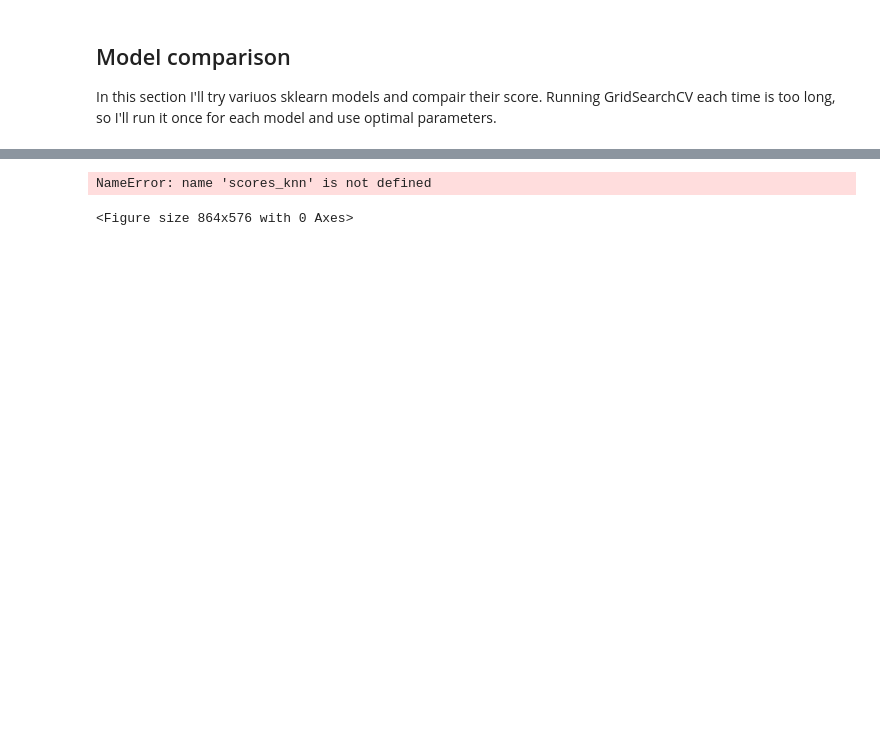
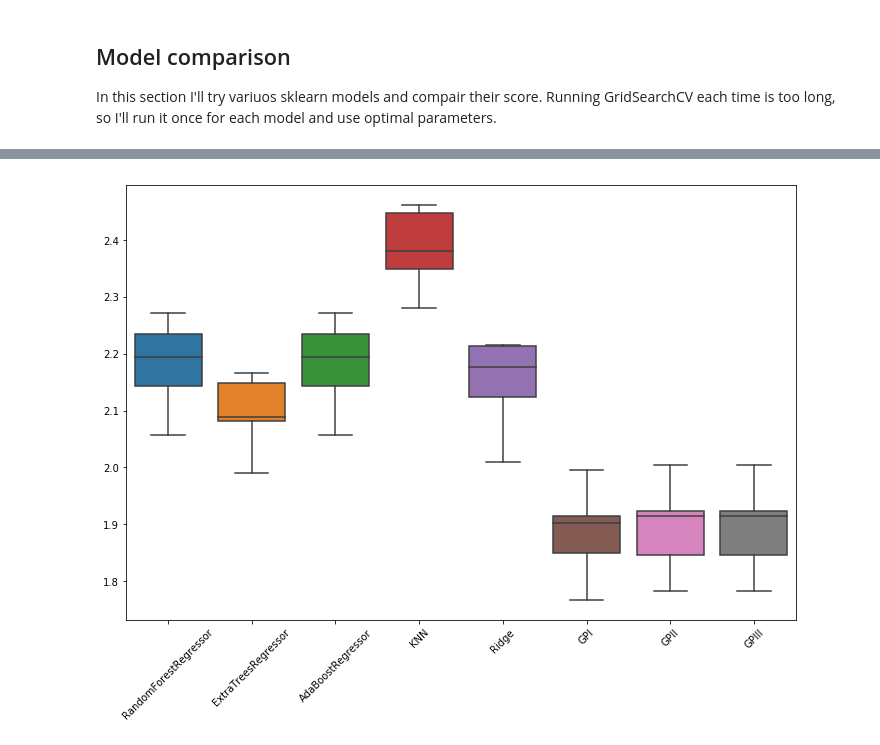
Before and after one commit to ricarddelgado/lanl-earthquake-kaggle, a Jupyter notebook: wip_kaggle_feature-selection-model-interpretation-and-more.ipynb, the cells around one changed output, grey strips where cells are left out. Cells and saved outputs as stored; diff of their text form; code cells hidden in the pictures; blank space fills up the shorter version.

```diff
--- a/wip_kaggle_feature-selection-model-interpretation-and-more.ipynb
+++ b/wip_kaggle_feature-selection-model-interpretation-and-more.ipynb
@@ -993,19 +1014,18 @@ CV mean score: 1.8803, std: 0.0758.
 # %%
 plt.figure(figsize=(12, 8));
 scores_df = pd.DataFrame()
 scores_df['RandomForestRegressor'] = scores_adr
 scores_df['ExtraTreesRegressor'] = scores_etr
 scores_df['AdaBoostRegressor'] = scores_adr
 scores_df['KNN'] = scores_knn
 scores_df['Ridge'] = scores_ridge
 scores_df['GPI'] = scores_gpi
 scores_df['GPII'] = scores_gpii
 scores_df['GPIII'] = scores_gpii
 
 ax = sns.boxplot(data=scores_df);
-ax.set(yscale="log")
+#ax.set(yscale="log")
 
 plt.xticks(rotation=45);
 # %% [output]
-NameError: name 'scores_knn' is not defined
-<Figure size 864x576 with 0 Axes>
+[figure, added]
```
Also changed, not shown: parts of 20 cells of this notebook.
